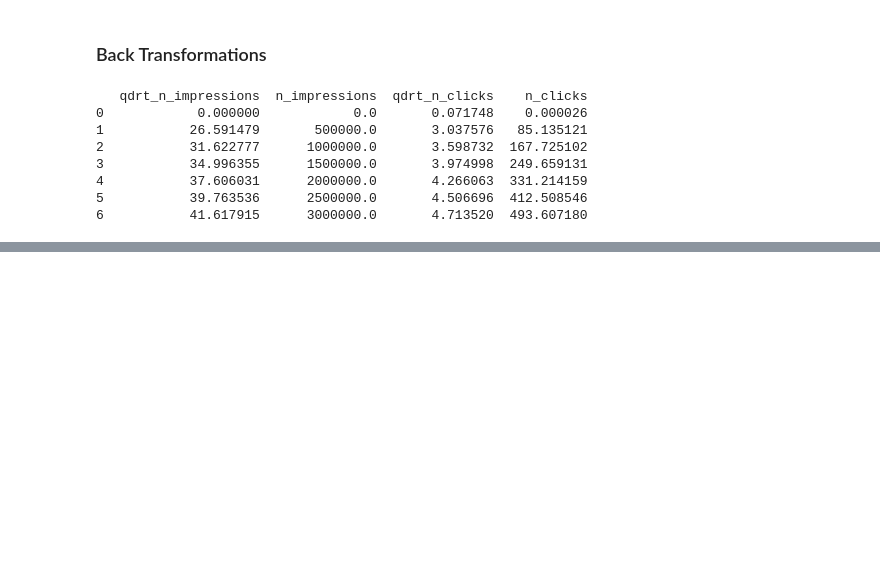
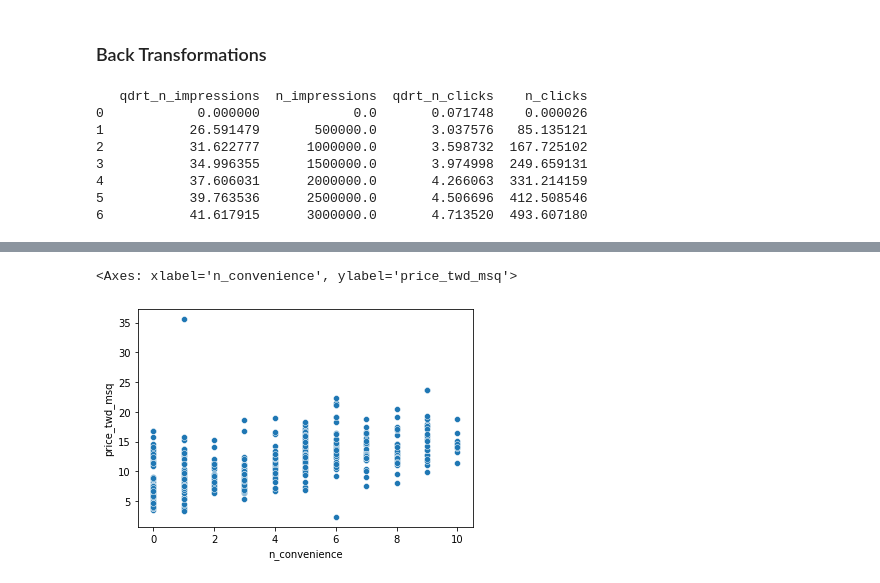
Before and after one commit to AnshuBantra/Python, a Jupyter notebook: Associate Data Scientist in Python/026 Introduction to Regression with statsmodels in Python/regression.ipynb, the cells around one changed output, grey strips where cells are left out. Drawn from its saved outputs; the diff is of its cells as text; code cells hidden in the pictures; blank space fills up the shorter version.

```diff
--- a/Associate Data Scientist in Python/026 Introduction to Regression with statsmodels in Python/regression.ipynb
+++ b/Associate Data Scientist in Python/026 Introduction to Regression with statsmodels in Python/regression.ipynb
@@ -470,0 +583,9 @@ plt.show()
+# %%
+sns.scatterplot(
+  data=df_trs
+  , x='n_convenience'
+  , y='price_twd_msq'
+)
+# %% [output]
+<Axes: xlabel='n_convenience', ylabel='price_twd_msq'>
+[figure, added]
```
Also changed, not shown: parts of 45 cells of this notebook.
